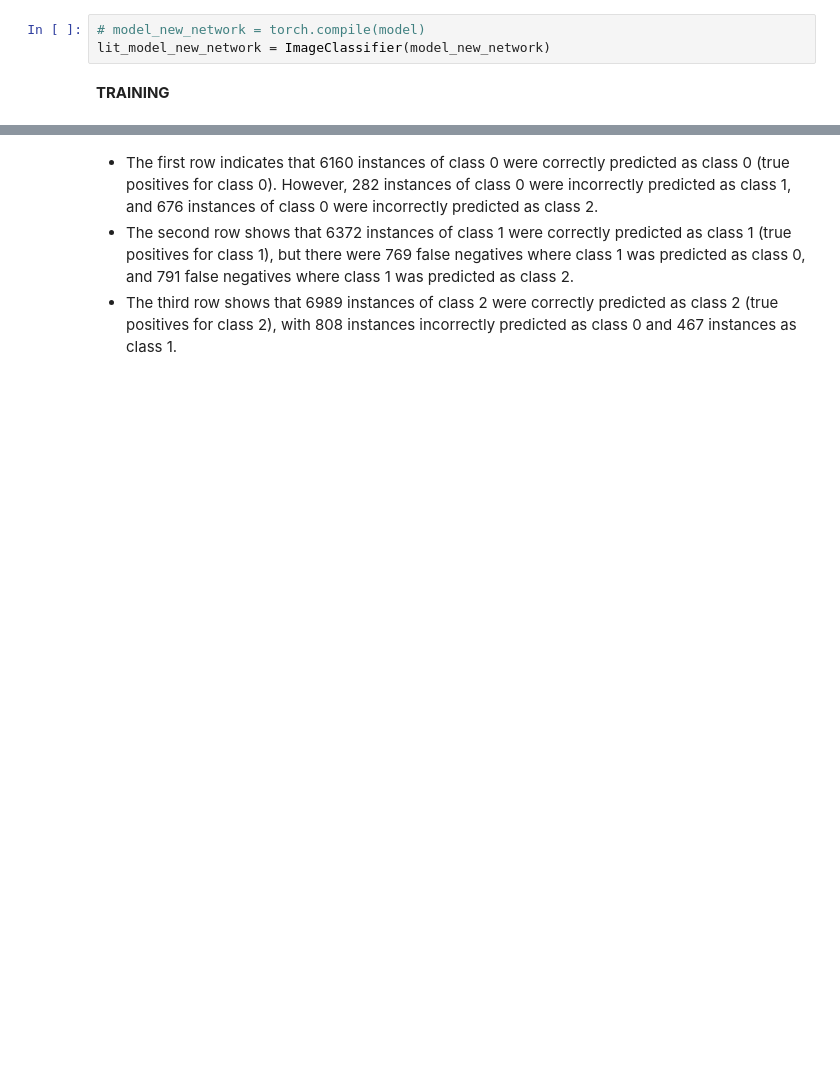
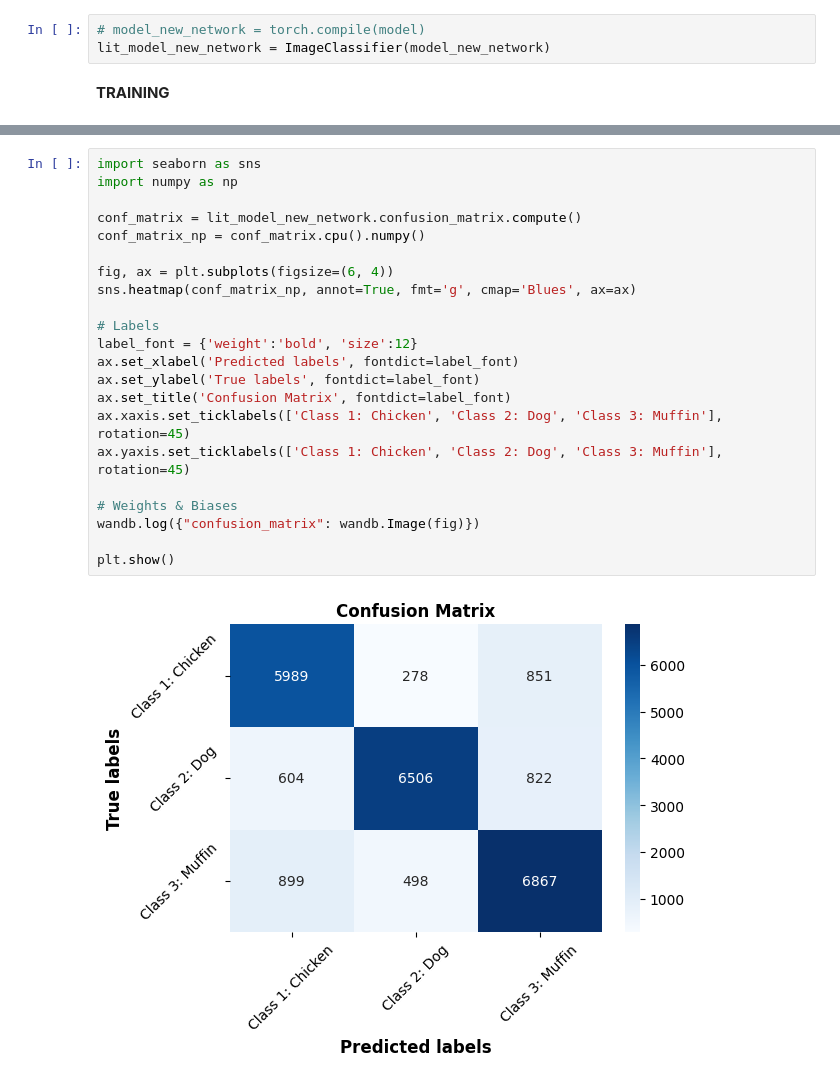
Before and after one commit to acuadrosr18/Deep-Learning-Lab-solutions, a Jupyter notebook: 4th_Practice_ComputerVision.ipynb, the cells around one changed output, grey strips where cells are left out. Drawn from its saved outputs; the diff is of its cells as text; blank space fills up the shorter version.

```diff
--- a/4th_Practice_ComputerVision.ipynb
+++ b/4th_Practice_ComputerVision.ipynb
@@ -1017,4 +1029,24 @@ Confusion Matrix:
-# %% [markdown]
-- The first row indicates that 6160 instances of class 0 were correctly predicted as class 0 (true positives for class 0). However, 282 instances of class 0 were incorrectly predicted as class 1, and 676 instances of class 0 were incorrectly predicted as class 2.
-- The second row shows that 6372 instances of class 1 were correctly predicted as class 1 (true positives for class 1), but there were 769 false negatives where class 1 was predicted as class 0, and 791 false negatives where class 1 was predicted as class 2.
-- The third row shows that 6989 instances of class 2 were correctly predicted as class 2 (true positives for class 2), with 808 instances incorrectly predicted as class 0 and 467 instances as class 1.
+# %%
+import seaborn as sns
+import numpy as np
+
+conf_matrix = lit_model_new_network.confusion_matrix.compute()
+conf_matrix_np = conf_matrix.cpu().numpy()
+
+fig, ax = plt.subplots(figsize=(6, 4))
+sns.heatmap(conf_matrix_np, annot=True, fmt='g', cmap='Blues', ax=ax)
+
+# Labels
+label_font = {'weight':'bold', 'size':12}
+ax.set_xlabel('Predicted labels', fontdict=label_font)
+ax.set_ylabel('True labels', fontdict=label_font)
+ax.set_title('Confusion Matrix', fontdict=label_font)
+ax.xaxis.set_ticklabels(['Class 1: Chicken', 'Class 2: Dog', 'Class 3: Muffin'], rotation=45)
+ax.yaxis.set_ticklabels(['Class 1: Chicken', 'Class 2: Dog', 'Class 3: Muffin'], rotation=45)
+
+# Weights & Biases
+wandb.log({"confusion_matrix": wandb.Image(fig)})
+
+plt.show()
+# %% [output]
+[figure, added]
```
Also changed, not shown: parts of 7 cells of this notebook.
